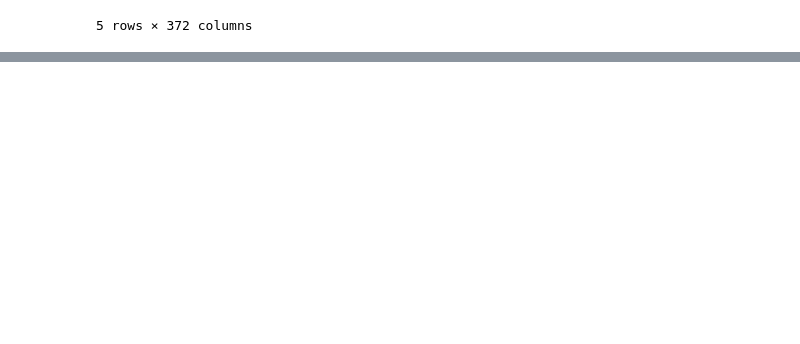
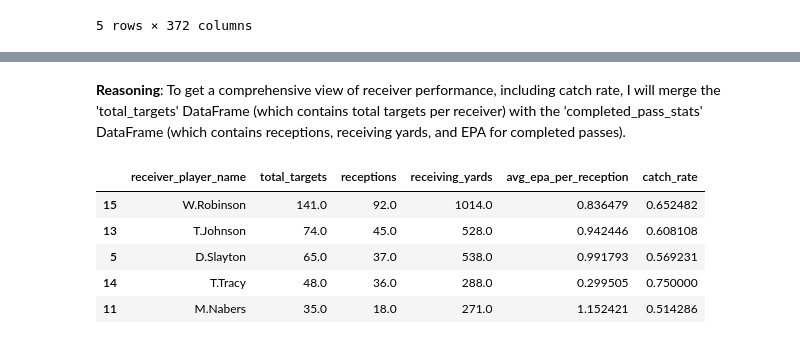
Before and after one commit to KC3P0/KC3P0.gethub.io, a Jupyter notebook: NYG_Analytics.ipynb, the cells around one changed output, grey strips where cells are left out. Saved outputs shown, nothing was run; the diff lists cells and outputs as text; code cells hidden in the pictures; blank space fills up the shorter version.

```diff
--- a/NYG_Analytics.ipynb
+++ b/NYG_Analytics.ipynb
@@ -278,0 +329,13 @@ receivers
+# %%
+completed_passes = giants_off[giants_off['complete_pass'] == 1]
+completed_pass_stats = (
+    completed_passes
+    .groupby("receiver_player_name")
+    .agg(
+        receptions=("complete_pass", "sum"),
+        receiving_yards=("receiving_yards", "sum"),
+        avg_epa_per_reception=("epa", "mean")
+    )
+    .reset_index()
+)
+completed_pass_stats.head()
@@ -278,0 +349,15 @@ receivers
+# %% [markdown]
+**Reasoning**:
+To get a comprehensive view of receiver performance, including catch rate, I will merge the 'total_targets' DataFrame (which contains total targets per receiver) with the 'completed_pass_stats' DataFrame (which contains receptions, receiving yards, and EPA for completed passes).
+# %%
+receiver_stats = pd.merge(total_targets, completed_pass_stats, on='receiver_player_name', how='left')
+receiver_stats['catch_rate'] = receiver_stats['receptions'] / receiver_stats['total_targets']
+receiver_stats = receiver_stats.fillna(0)
+receiver_stats.sort_values(by='total_targets', ascending=False).head()
+# %% [output]
+|  | receiver_player_name | total_targets | receptions | receiving_yards | avg_epa_per_reception | catch_rate |
+| 15 | W.Robinson | 141.0 | 92.0 | 1014.0 | 0.836479 | 0.652482 |
+| 13 | T.Johnson | 74.0 | 45.0 | 528.0 | 0.942446 | 0.608108 |
+| 5 | D.Slayton | 65.0 | 37.0 | 538.0 | 0.991793 | 0.569231 |
+| 14 | T.Tracy | 48.0 | 36.0 | 288.0 | 0.299505 | 0.750000 |
+| 11 | M.Nabers | 35.0 | 18.0 | 271.0 | 1.152421 | 0.514286 |
```
Also changed, not shown: parts of 24 cells of this notebook.
